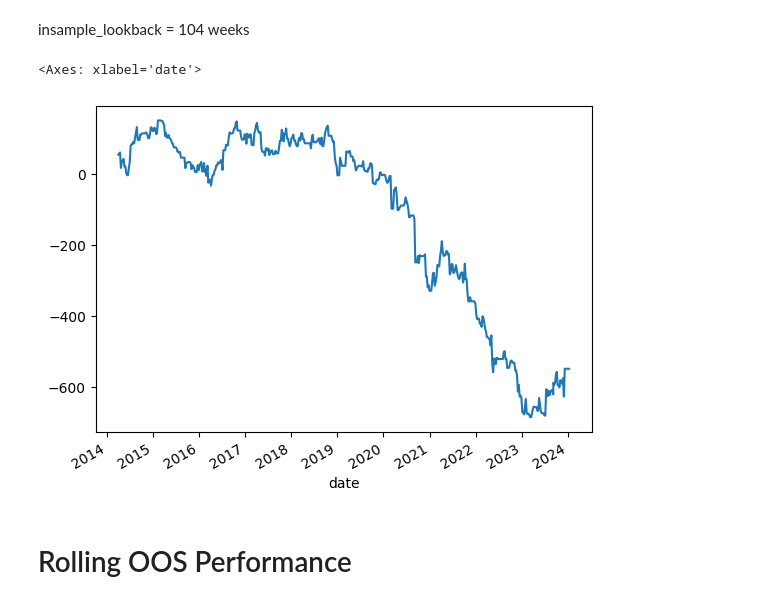
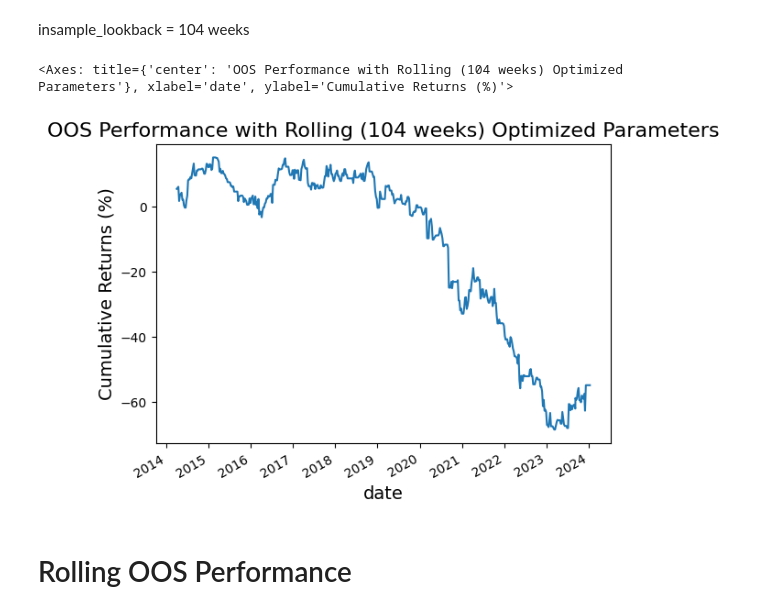
Before and after one commit to claircocoanut/iaqf-default, a Jupyter notebook: strategy/BAC CITI with correct Rolling Window.ipynb, the cells around one changed output. Drawn from its saved outputs; the diff is of its cells as text; code cells hidden in the pictures.

```diff
--- a/strategy/BAC CITI with correct Rolling Window.ipynb
+++ b/strategy/BAC CITI with correct Rolling Window.ipynb
@@ -1263,11 +1263,14 @@ for i in range(104, len(full_data)-8, 8):
 
     oos_pnl.loc[test.index,'net_pnl'] = positions_pnl['net_dollar_position_change']
 # %%
-cum_ret = (oos_pnl.fillna(0).cumsum() / cap *10 * 100).loc[spreads_df_merged.index[104:], 'net_pnl']
+cum_ret = (oos_pnl.fillna(0).cumsum() / cap  * 100).loc[spreads_df_merged.index[104:], 'net_pnl']
+plt.title('OOS Performance with Rolling (104 weeks) Optimized Parameters', fontsize=16)
+plt.ylabel('Cumulative Returns (%)', fontsize=14)
+plt.xlabel('Date', fontsize=14)
 cum_ret.plot()
 # %% [output]
-<Axes: xlabel='date'>
+<Axes: title={'center': 'OOS Performance with Rolling (104 weeks) Optimized Parameters'}, xlabel='date', ylabel='Cumulative Returns (%)'>
-[figure, old version]
+[figure, new version]
 # %% [markdown]
 # Rolling OOS Performance
 # %% [markdown]
```
Also changed, not shown: parts of 5 cells of this notebook, 1 other file.
